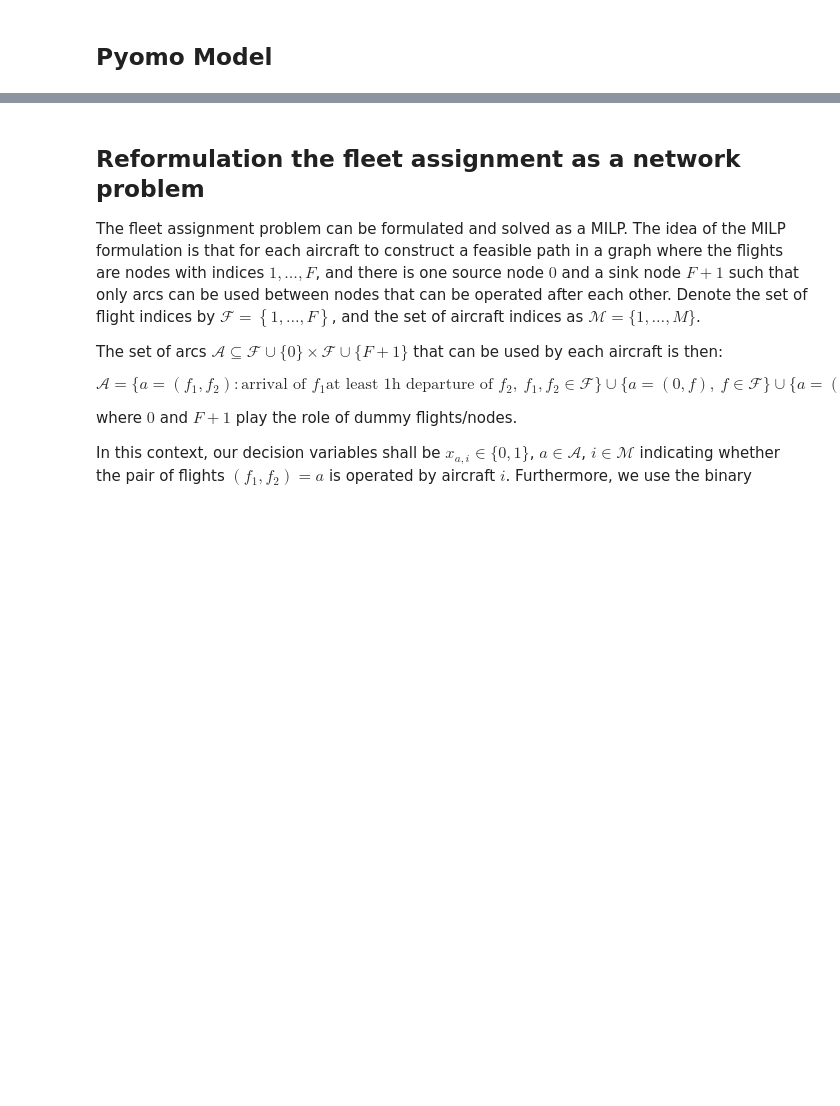
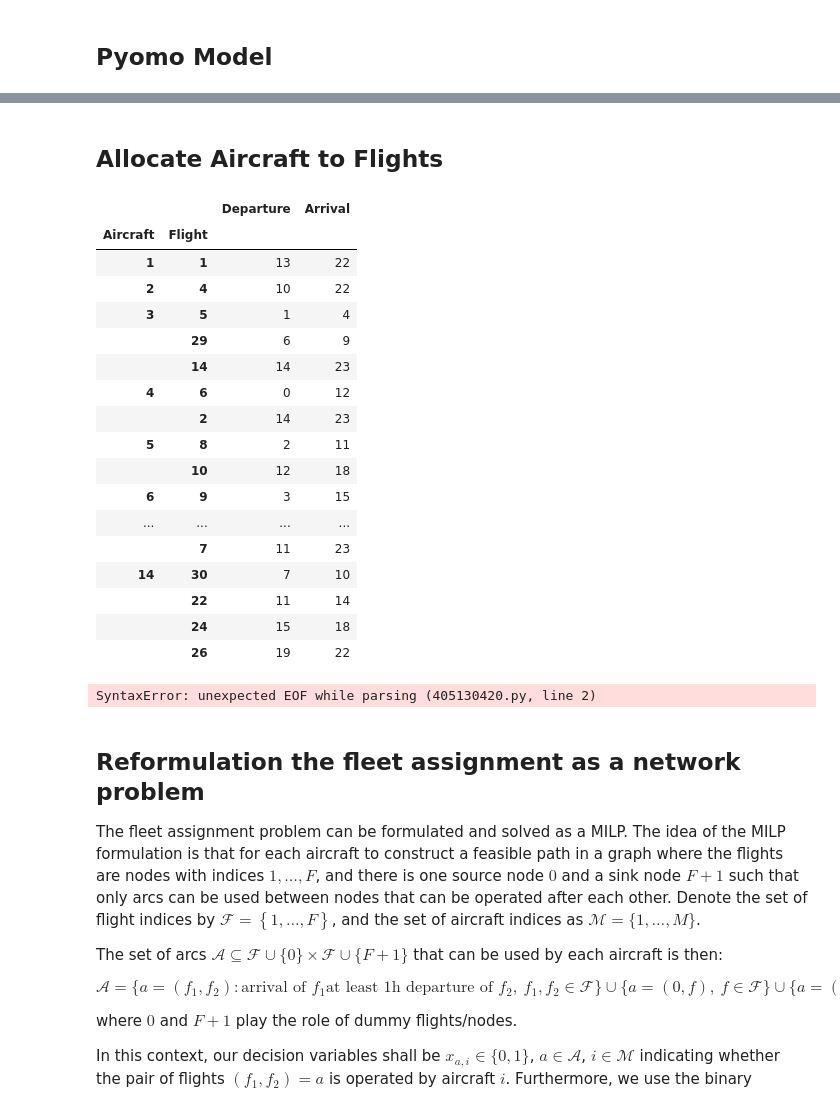
Before and after one commit to mobook/MO-book, a Jupyter notebook: notebooks/07/fleet-assignment.ipynb, the cells around one changed output, grey strips where cells are left out. Saved outputs shown, nothing was run; the diff lists cells and outputs as text; code cells hidden in the pictures; blank space fills up the shorter version.

```diff
--- a/notebooks/07/fleet-assignment.ipynb
+++ b/notebooks/07/fleet-assignment.ipynb
@@ -190,0 +109,7 @@ Aircraft  3
+# %%
+in_nodes = {flight: set() for flight in FlightData.index}
+out_nodes = {flight: set() for flight in FlightData.index}
+
+for flight1, flight2 in flight_pairs:
+    in_nodes[flight2].add(flight1)
+    out_nodes[flight1].add(flight2)
@@ -191,3 +179,51 @@ Aircraft  3
+# %% [markdown]
+## Allocate Aircraft to Flights
+# %%
+n = 0
+FlightSchedule = FlightData.copy()
+
+for f in FlightData.index:
+    if m.p[f]() == 1:
+        n += 1
+        FlightSchedule.loc[f, "Aircraft"] = f"{n:2d}"
+        while m.q[f]() != 1:
+            for g in out_nodes[f]:
+                if m.x[f, g]() == 1:
+                    break
+            FlightSchedule.loc[g, "Aircraft"] = f"{n:2d}"
+            f = g
+
+FlightSchedule = FlightSchedule[["Aircraft", "Departure", "Arrival"]]
+FlightSchedule = FlightSchedule.sort_values(["Aircraft", "Departure"])
+FlightSchedule["Flight"] = FlightSchedule.index
+ind = pd.MultiIndex.from_frame(FlightSchedule[["Aircraft", "Flight"]])
+FlightSchedule.index = ind
+FlightSchedule = FlightSchedule[["Departure", "Arrival"]]
+FlightSchedule
+# %% [output]
+|  |  | Departure | Arrival |
+| Aircraft | Flight |  |  |
+| 1 | 1 | 13 | 22 |
+| 2 | 4 | 10 | 22 |
+| 3 | 5 | 1 | 4 |
+|  | 29 | 6 | 9 |
+|  | 14 | 14 | 23 |
+| 4 | 6 | 0 | 12 |
+|  | 2 | 14 | 23 |
+| 5 | 8 | 2 | 11 |
+|  | 10 | 12 | 18 |
+| 6 | 9 | 3 | 15 |
+| ... | ... | ... | ... |
+|  | 7 | 11 | 23 |
+| 14 | 30 | 7 | 10 |
+|  | 22 | 11 | 14 |
+|  | 24 | 15 | 18 |
+|  | 26 | 19 | 22 |
+# %%
+FS = FlightSchedule.sort_values(["Aircraft", "Departure"])
+ind = pd.MultiIndex(FS[["Aircraft"]
+# %% [output]
+SyntaxError: unexpected EOF while parsing (405130420.py, line 2)
 # %% [markdown]
 ## Reformulation the fleet assignment as a network problem
 
```
Also changed, not shown: parts of 23 cells of this notebook.
